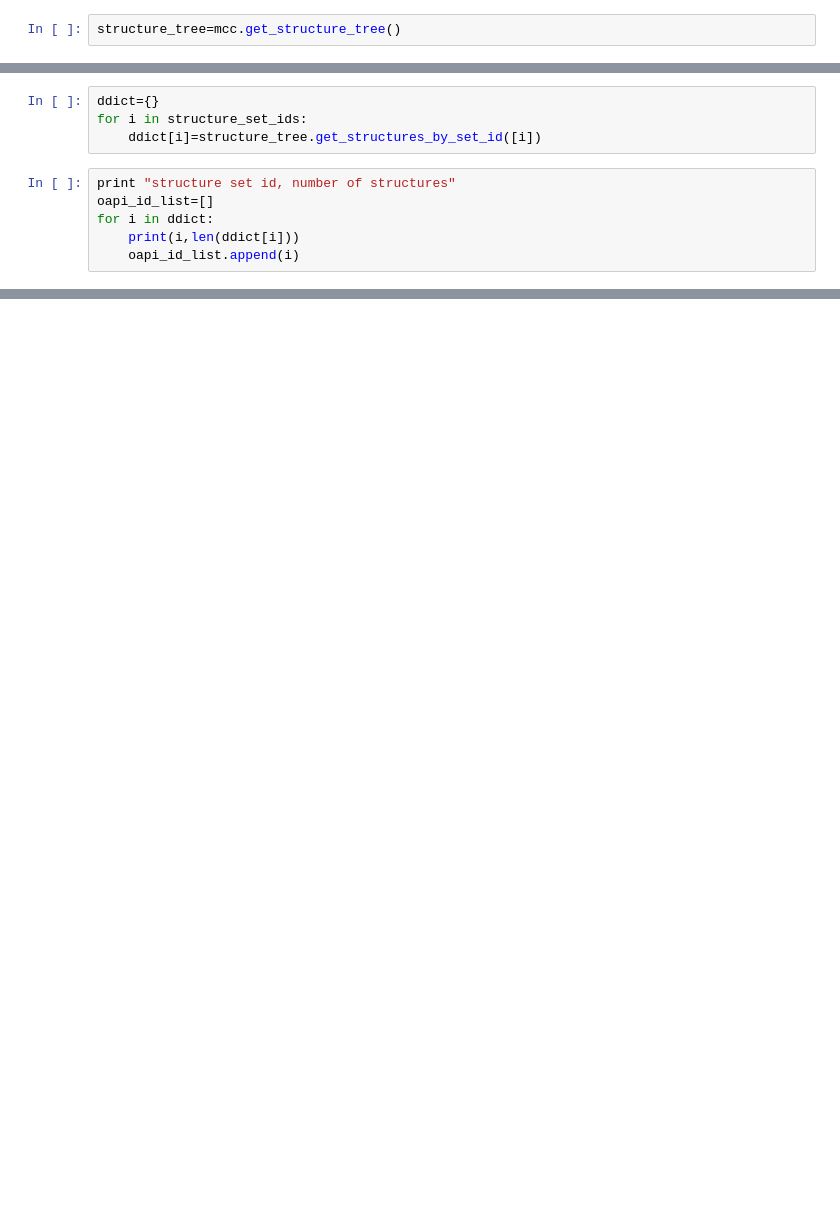
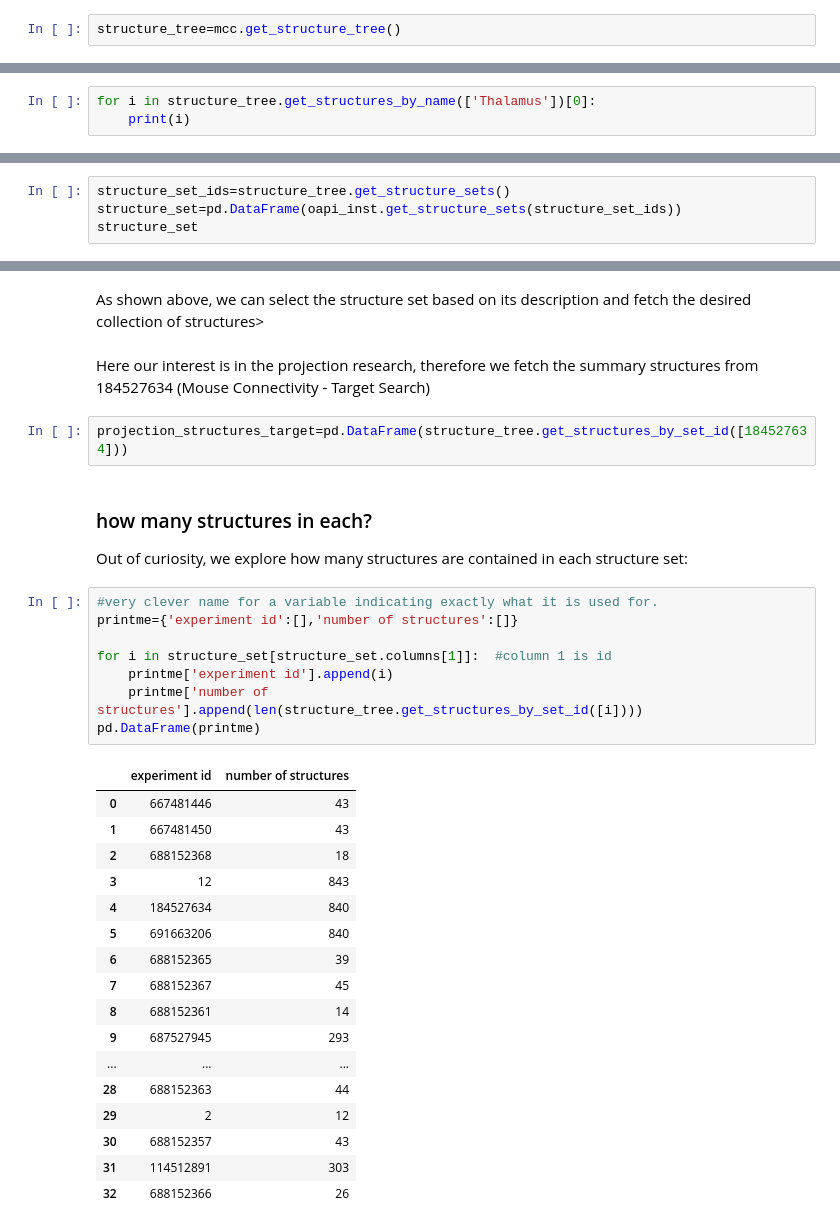
Before and after one commit to Davidnh8/MouseBrain, a Jupyter notebook: AllenMouse.ipynb, the cells around one changed output, grey strips where cells are left out. Cells and saved outputs as stored; diff of their text form; blank space fills up the shorter version.

```diff
--- a/AllenMouse.ipynb
+++ b/AllenMouse.ipynb
@@ -134,10 +109,0 @@ furthermore, how many overlap between each?
-# %%
-ddict={}
-for i in structure_set_ids:
-    ddict[i]=structure_tree.get_structures_by_set_id([i])
-# %%
-print "structure set id, number of structures"
-oapi_id_list=[]
-for i in ddict:
-    print(i,len(ddict[i]))
-    oapi_id_list.append(i)
@@ -161,0 +120,3 @@ structure set id, number of structures
+# %%
+for i in structure_tree.get_structures_by_name(['Thalamus'])[0]:
+    print(i)
@@ -161,0 +142,4 @@ structure set id, number of structures
+# %%
+structure_set_ids=structure_tree.get_structure_sets()
+structure_set=pd.DataFrame(oapi_inst.get_structure_sets(structure_set_ids))
+structure_set
@@ -161,0 +164,36 @@ structure set id, number of structures
+# %% [markdown]
+As shown above, we can select the structure set based on its description and fetch the desired collection of structures>
+# %% [markdown]
+Here our interest is in the projection research, therefore we fetch the summary structures from 184527634 (Mouse Connectivity - Target Search)
+# %%
+projection_structures_target=pd.DataFrame(structure_tree.get_structures_by_set_id([184527634]))
+# %% [markdown]
+### how many structures in each?
+
+Out of curiosity, we explore how many structures are contained in each structure set:
+# %%
+#very clever name for a variable indicating exactly what it is used for.
+printme={'experiment id':[],'number of structures':[]}
+
+for i in structure_set[structure_set.columns[1]]:  #column 1 is id
+    printme['experiment id'].append(i)
+    printme['number of structures'].append(len(structure_tree.get_structures_by_set_id([i])))
+pd.DataFrame(printme)
+# %% [output]
+|  | experiment id | number of structures |
+| 0 | 667481446 | 43 |
+| 1 | 667481450 | 43 |
+| 2 | 688152368 | 18 |
+| 3 | 12 | 843 |
+| 4 | 184527634 | 840 |
+| 5 | 691663206 | 840 |
+| 6 | 688152365 | 39 |
+| 7 | 688152367 | 45 |
+| 8 | 688152361 | 14 |
+| 9 | 687527945 | 293 |
+| ... | ... | ... |
+| 28 | 688152363 | 44 |
+| 29 | 2 | 12 |
+| 30 | 688152357 | 43 |
+| 31 | 114512891 | 303 |
+| 32 | 688152366 | 26 |
```
Also changed, not shown: parts of 423 cells of this notebook.
